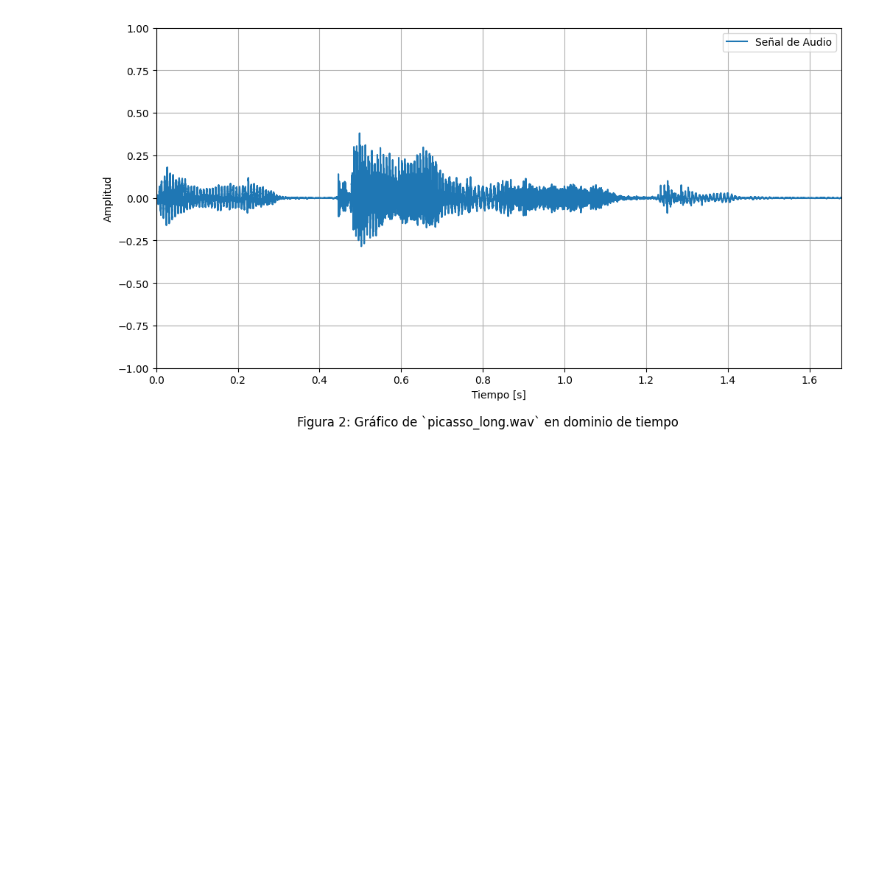
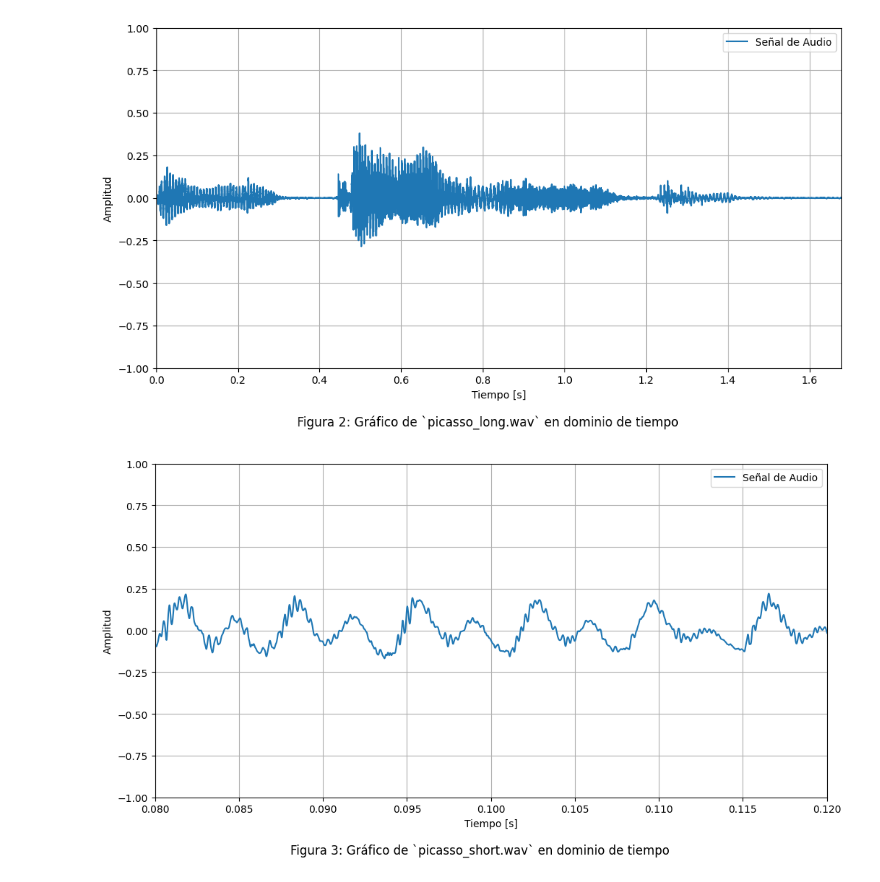
Before and after one commit to mjkloeckner/TB065, a Jupyter notebook: tpe.ipynb, the cells around one changed output. Cells and saved outputs as stored; diff of their text form; code cells hidden in the pictures; blank space fills up the shorter version.

```diff
--- a/tpe.ipynb
+++ b/tpe.ipynb
@@ -87,3 +87,8 @@ title = 'Gráfico de `' + str(long_sample_file_name) + '` en dominio de tiempo'
 graph_data(long_sample_time, long_sample_data_normalized, title, 2);
 # %% [output]
 [figure]
+# %%
+title = 'Gráfico de `' + str(short_sample_file_name) + '` en dominio de tiempo'
+graph_data(short_sample_time, short_sample_data_normalized, title, 3, t=0.08, dt=0.04);
+# %% [output]
+[figure, added]
```
